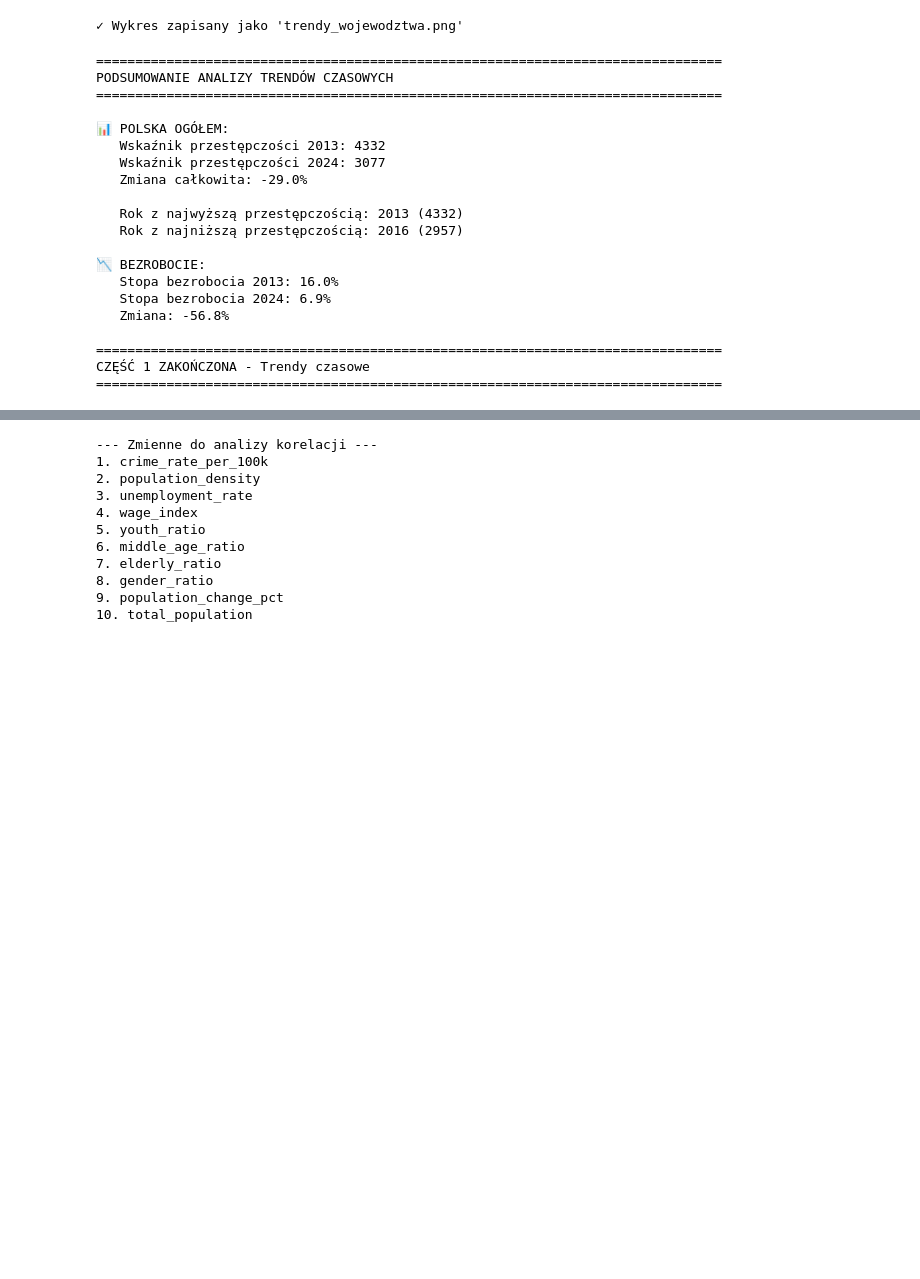
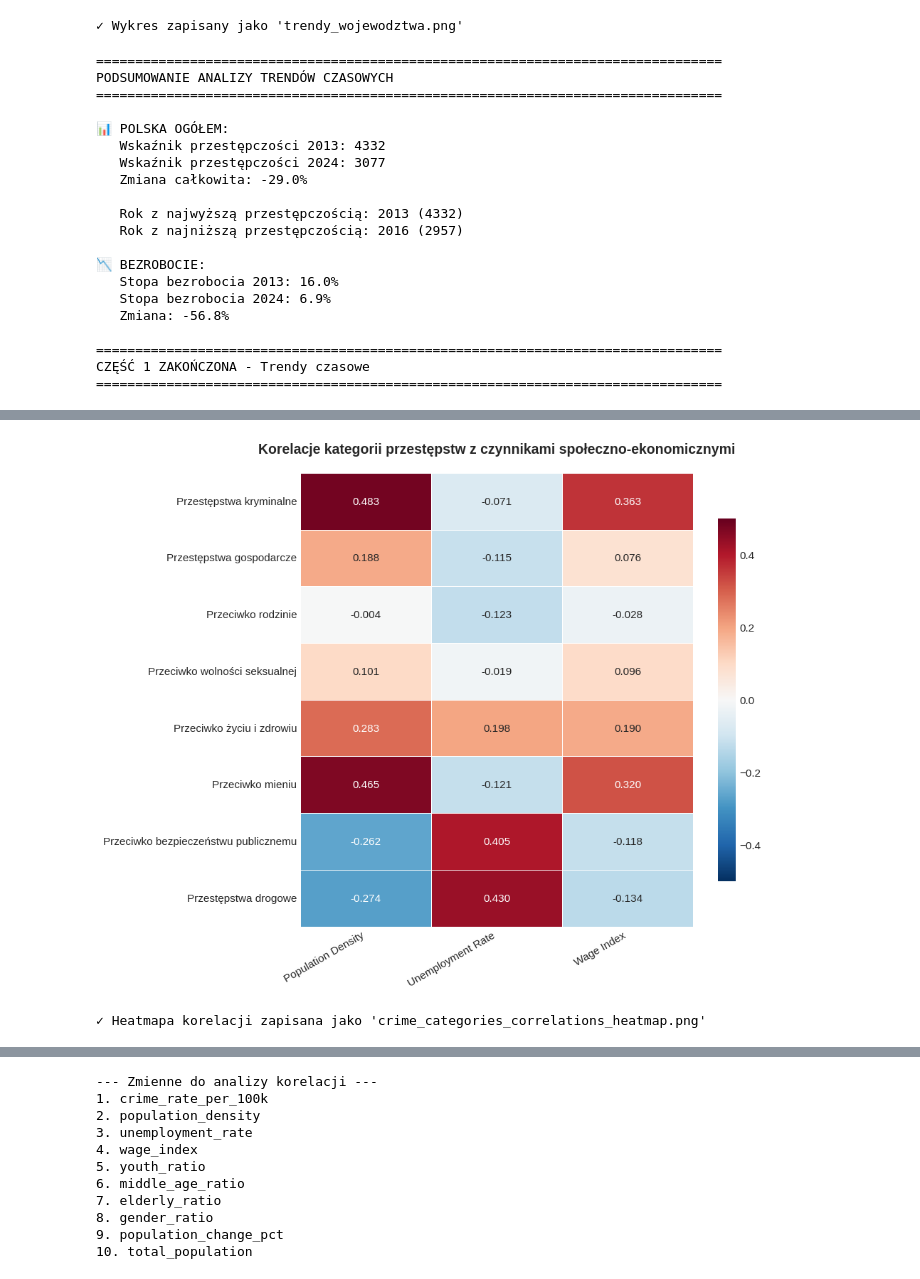
Before and after one commit to imizgun/polish-crimes-eda, a Jupyter notebook: polish_crimes_eda.ipynb, the cells around one changed output, grey strips where cells are left out. Drawn from its saved outputs; the diff is of its cells as text; code cells hidden in the pictures; blank space fills up the shorter version.

```diff
--- a/polish_crimes_eda.ipynb
+++ b/polish_crimes_eda.ipynb
@@ -418,0 +686,76 @@ CZĘŚĆ 1 ZAKOŃCZONA - Trendy czasowe
+# %%
+print("\n" + "="*80)
+print("KORELACJE SPOŁECZNO-EKONOMICZNE DLA KAŻDEJ KATEGORII")
+print("="*80)
+
+# Merge z danymi socjoekonomicznymi
+df_with_socio = df_merged.merge(
+    df_socioeconomic[['powiat_code', 'year', 'unemployment_rate', 'wage_index']],
+    on=['powiat_code', 'year'],
+    how='left'
+)
+
+# Merge z danymi demograficznymi
+df_with_socio = df_with_socio.merge(
+    df_population[['powiat_code', 'year', 'population_density']],
+    on=['powiat_code', 'year'],
+    how='left'
+)
+
+# Usunięcie braków
+df_with_socio = df_with_socio.dropna(subset=['unemployment_rate', 'wage_index', 'population_density'])
+
+print(f"\n✓ Dataset z danymi socjoekonomicznymi: {df_with_socio.shape}")
+
+# Obliczanie korelacji dla każdej kategorii
+socio_features = ['population_density', 'unemployment_rate', 'wage_index']
+correlation_matrix_by_category = pd.DataFrame(index=crime_categories, columns=socio_features)
+
+print("\n--- Korelacje crime_rate z czynnikami społeczno-ekonomicznymi ---\n")
+
+for cat in crime_categories:
+    cat_data = df_with_socio[df_with_socio['crime_category'] == cat]
+
+    print(f"{category_names_pl.get(cat, cat)}:")
+
+    for feature in socio_features:
+        corr = cat_data[['crime_rate_per_100k', feature]].corr().iloc[0, 1]
+        correlation_matrix_by_category.loc[cat, feature] = corr
+
+        # Test istotności
+        corr_coef, p_value = stats.pearsonr(cat_data['crime_rate_per_100k'].dropna(),
+                                            cat_data[cat_data['crime_rate_per_100k'].notna()][feature])
+        sig = "***" if p_value < 0.001 else "**" if p_value < 0.01 else "*" if p_value < 0.05 else ""
+
+        print(f"  {feature:20s}: r={corr:+.3f} {sig}")
+    print()
+
+# Konwersja na numeryczne
+correlation_matrix_by_category = correlation_matrix_by_category.astype(float)
+
+# Wizualizacja heatmapy korelacji
+fig, ax = plt.subplots(figsize=(10, 8))
+
+sns.heatmap(correlation_matrix_by_category,
+            annot=True,
+            fmt='.3f',
+            cmap='RdBu_r',
+            center=0,
+            vmin=-0.5, vmax=0.5,
+            linewidths=0.5,
+            cbar_kws={"shrink": 0.8},
+            xticklabels=[f.replace('_', ' ').title() for f in socio_features],
+            yticklabels=[category_names_pl.get(cat, cat) for cat in crime_categories],
+            ax=ax)
+
+ax.set_title('Korelacje kategorii przestępstw z czynnikami społeczno-ekonomicznymi',
+            fontsize=14, fontweight='bold', pad=20)
+plt.yticks(rotation=0)
+plt.xticks(rotation=30, ha='right')
+
+plt.tight_layout()
+plt.savefig('./output/imgs/crime_categories_correlations_heatmap.png', dpi=300, bbox_inches='tight')
+plt.show()
+
+print("\n✓ Heatmapa korelacji zapisana jako 'crime_categories_correlations_heatmap.png'")
+# %% [output]
@@ -418,0 +779,2 @@ CZĘŚĆ 1 ZAKOŃCZONA - Trendy czasowe
+[figure, added]
+✓ Heatmapa korelacji zapisana jako 'crime_categories_correlations_heatmap.png'
```
Also changed, not shown: parts of 15 cells of this notebook, 4 other files.
